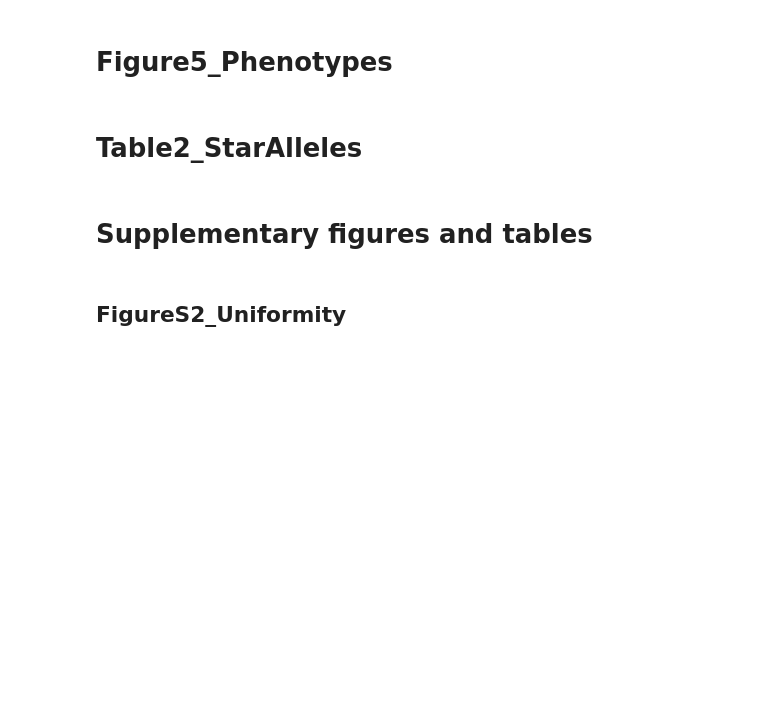
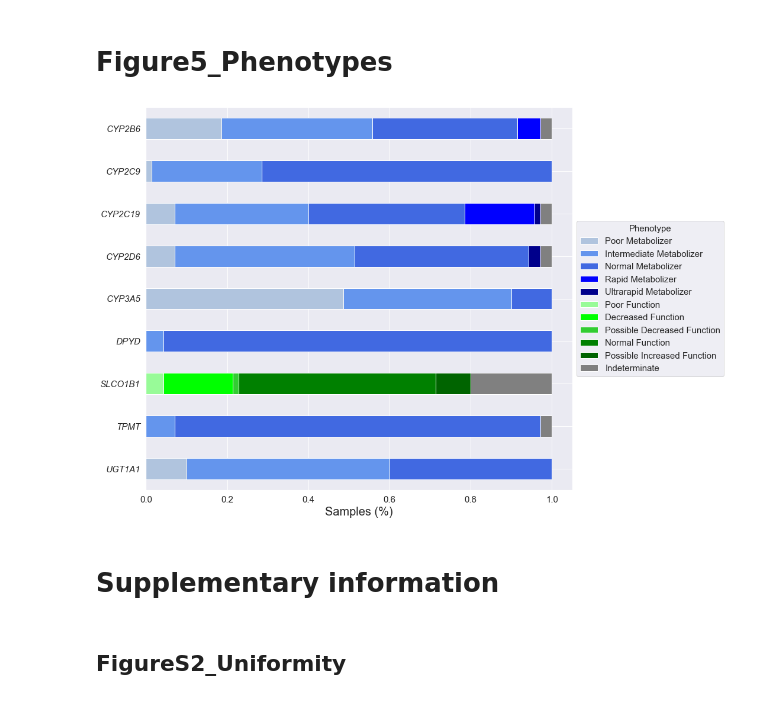
Before and after one commit to sbslee/clinpharmseq-paper, a Jupyter notebook: Notebook.ipynb, the cells around one changed output. Drawn from its saved outputs; the diff is of its cells as text; code cells hidden in the pictures; blank space fills up the shorter version.

```diff
--- a/Notebook.ipynb
+++ b/Notebook.ipynb
@@ -151,7 +153,7 @@ sns.set()
 
 fig, ax = plt.subplots(figsize=(15, 10))
 
-df = pd.read_csv('Figure5_Phenotypes/wgs-phenotypes.csv')
+df = pd.read_csv('other-files/wgs-phenotypes.csv')
 genes = list(reversed(df.columns[1:]))
 df = df.melt(id_vars='Sample', var_name='Gene', value_name='Phenotype')
 s = df.groupby('Gene')['Phenotype'].value_counts()
@@ -165,33 +167,33 @@ cols = [
     'Normal Metabolizer', 'Rapid Metabolizer',
     'Ultrarapid Metabolizer', 'Poor Function',
     'Decreased Function', 'Possible Decreased Function',
     'Normal Function', 'Possible Increased Function',
     'Indeterminate'
 ]
 df = df[cols]
 
 color = [
     'lightsteelblue', 'cornflowerblue',
     'royalblue', 'blue',
     'darkblue', 'palegreen',
     'lime', 'limegreen',
     'green', 'darkgreen',
     'gray'
 ]
 
 df.plot.barh(stacked=True, ax=ax, color=color)
 
 h, l = ax.get_legend_handles_labels()
 ax.legend(h, l, title='Phenotype', loc='center left', bbox_to_anchor=(1, 0.5), fontsize=15, title_fontsize=15)
 ax.set_xlabel('Samples (%)', fontsize=20)
 ax.tick_params(axis='both', which='major', labelsize=15)
 
 for yticklabel in ax.get_yticklabels():
     yticklabel.set_fontstyle('italic')
 
 ax.set_ylabel('')
 
 plt.tight_layout()
-plt.savefig('Figure5_Phenotypes.png')
+plt.savefig('output-files/Figure5_Phenotypes.png')
+# %% [output]
+[figure, added]
-# %% [markdown]
-# Table2_StarAlleles
@@ -257,5 +200,5 @@ print('Total', count)
 # %% [markdown]
-# Supplementary figures and tables
+# Supplementary information
 # %% [markdown]
 ## FigureS2_Uniformity
 # %%
```
Also changed, not shown: parts of 12 cells of this notebook, 25 other files.
